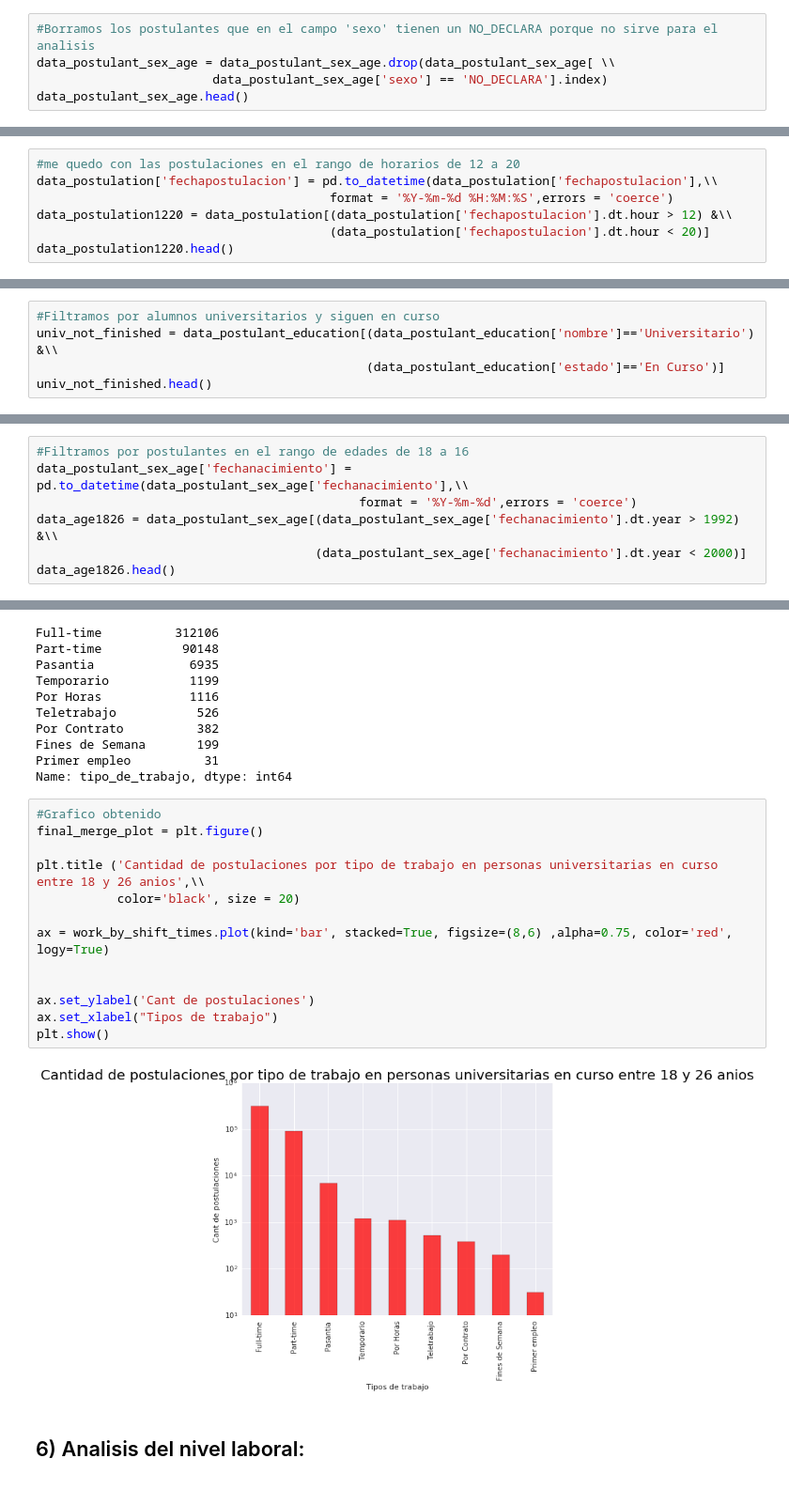
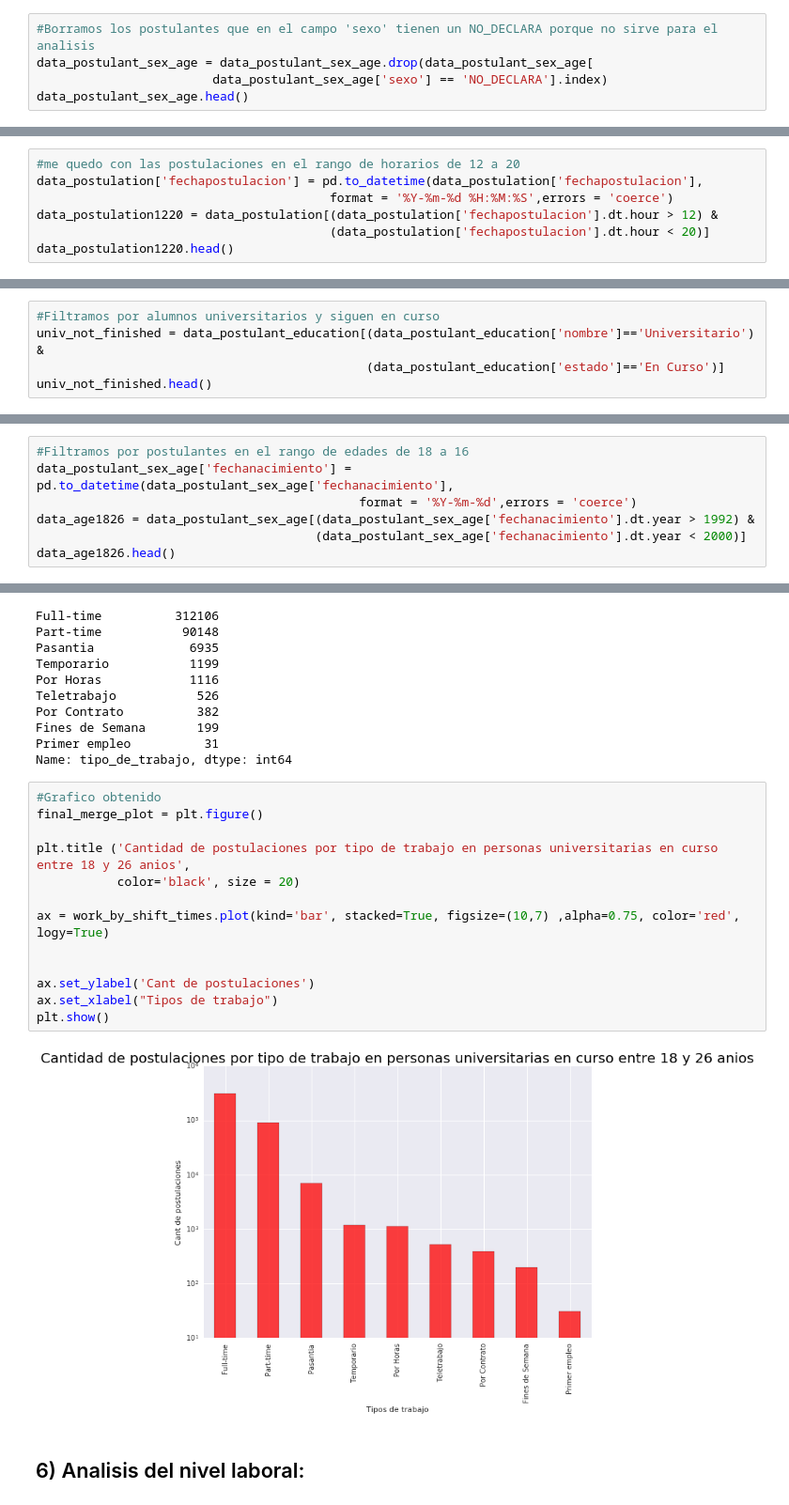
Before and after one commit to matfonseca/OrgaDatos, a Jupyter notebook: Analisis exploratorio.ipynb, the cells around one changed output, grey strips where cells are left out. Shown: that part at 94% size. Cells and saved outputs as stored; diff of their text form.

```diff
--- a/Analisis exploratorio.ipynb
+++ b/Analisis exploratorio.ipynb
@@ -135,7 +135,7 @@ False    200888
 Name: sexo, dtype: int64
 # %%
 #Borramos los postulantes que en el campo 'sexo' tienen un NO_DECLARA porque no sirve para el analisis
-data_postulant_sex_age = data_postulant_sex_age.drop(data_postulant_sex_age[ \\
+data_postulant_sex_age = data_postulant_sex_age.drop(data_postulant_sex_age[
                         data_postulant_sex_age['sexo'] == 'NO_DECLARA'].index)
 data_postulant_sex_age.head()
 # %% [output]
@@ -642,9 +643,9 @@ Name: titulo, dtype: int64
 ### 4.6 Análisis de la publicación con mas visitas en el rango horario más visitado.
 # %%
 #me quedo con las postulaciones en el rango de horarios de 12 a 20
-data_postulation['fechapostulacion'] = pd.to_datetime(data_postulation['fechapostulacion'],\\
+data_postulation['fechapostulacion'] = pd.to_datetime(data_postulation['fechapostulacion'],
                                         format = '%Y-%m-%d %H:%M:%S',errors = 'coerce')
-data_postulation1220 = data_postulation[(data_postulation['fechapostulacion'].dt.hour > 12) &\\
+data_postulation1220 = data_postulation[(data_postulation['fechapostulacion'].dt.hour > 12) &
                                         (data_postulation['fechapostulacion'].dt.hour < 20)]
 data_postulation1220.head()
 # %% [output]
@@ -736,7 +737,7 @@ Name: tipo_de_trabajo, dtype: int64
 data_education = education_cleaning(data_postulant_education)
 # %%
 #Filtramos por alumnos universitarios y siguen en curso
-univ_not_finished = data_postulant_education[(data_postulant_education['nombre']=='Universitario') &\\
+univ_not_finished = data_postulant_education[(data_postulant_education['nombre']=='Universitario') &
                                              (data_postulant_education['estado']=='En Curso')]
 univ_not_finished.head()
 # %% [output]
@@ -748,9 +749,9 @@ univ_not_finished.head()
 | 9 | 6M3jr | Universitario | En Curso | 3 |
 # %%
 #Filtramos por postulantes en el rango de edades de 18 a 16
-data_postulant_sex_age['fechanacimiento'] = pd.to_datetime(data_postulant_sex_age['fechanacimiento'],\\
+data_postulant_sex_age['fechanacimiento'] = pd.to_datetime(data_postulant_sex_age['fechanacimiento'],
                                             format = '%Y-%m-%d',errors = 'coerce')
-data_age1826 = data_postulant_sex_age[(data_postulant_sex_age['fechanacimiento'].dt.year > 1992) &\\
+data_age1826 = data_postulant_sex_age[(data_postulant_sex_age['fechanacimiento'].dt.year > 1992) &
                                       (data_postulant_sex_age['fechanacimiento'].dt.year < 2000)]
 data_age1826.head()
 # %% [output]
@@ -845,18 +846,18 @@ Name: tipo_de_trabajo, dtype: int64
 # %%
 #Grafico obtenido
 final_merge_plot = plt.figure()
 
-plt.title ('Cantidad de postulaciones por tipo de trabajo en personas universitarias en curso entre 18 y 26 anios',\\
+plt.title ('Cantidad de postulaciones por tipo de trabajo en personas universitarias en curso entre 18 y 26 anios',
            color='black', size = 20)
 
-ax = work_by_shift_times.plot(kind='bar', stacked=True, figsize=(8,6) ,alpha=0.75, color='red', logy=True)
+ax = work_by_shift_times.plot(kind='bar', stacked=True, figsize=(10,7) ,alpha=0.75, color='red', logy=True)
 
 
 ax.set_ylabel('Cant de postulaciones')
 ax.set_xlabel("Tipos de trabajo")
 plt.show()
 # %% [output]
-[figure, old version]
+[figure, new version]
 # %% [markdown]
 ## 6) Analisis del nivel laboral:
 # %%
```
Also changed, not shown: parts of 10 cells of this notebook.
